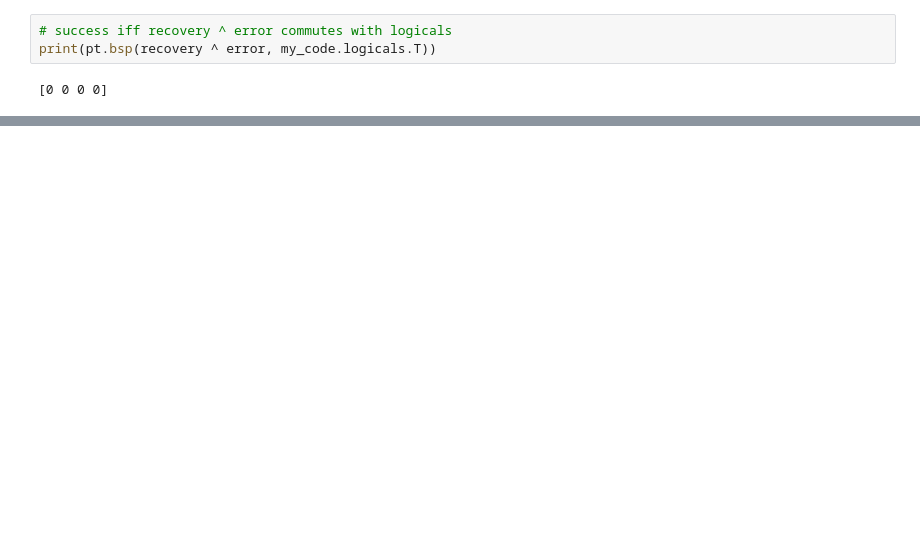
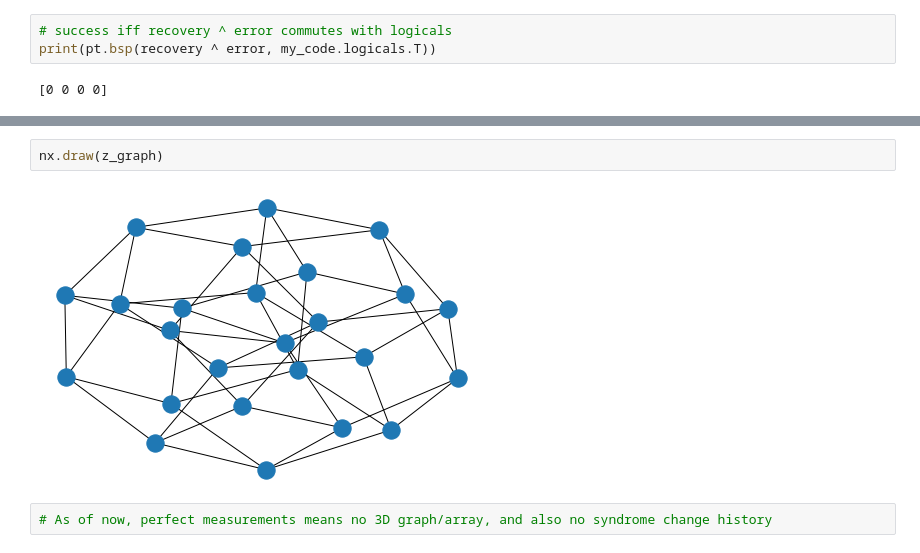
Before and after one commit to jpmarceaux/QuantumScripts, a Jupyter notebook: ToricCode.ipynb, the cells around one changed output, grey strips where cells are left out. Saved outputs shown, nothing was run; the diff lists cells and outputs as text; blank space fills up the shorter version.

```diff
--- a/ToricCode.ipynb
+++ b/ToricCode.ipynb
@@ -84,0 +311,6 @@ print(app.run_once(my_code, my_error_model, my_decoder, error_probability=0.15))
+# %%
+nx.draw(z_graph)
+# %% [output]
+[figure, added]
+# %%
+# As of now, perfect measurements means no 3D graph/array, and also no syndrome change history
```
Also changed, not shown: parts of 84 cells of this notebook.
